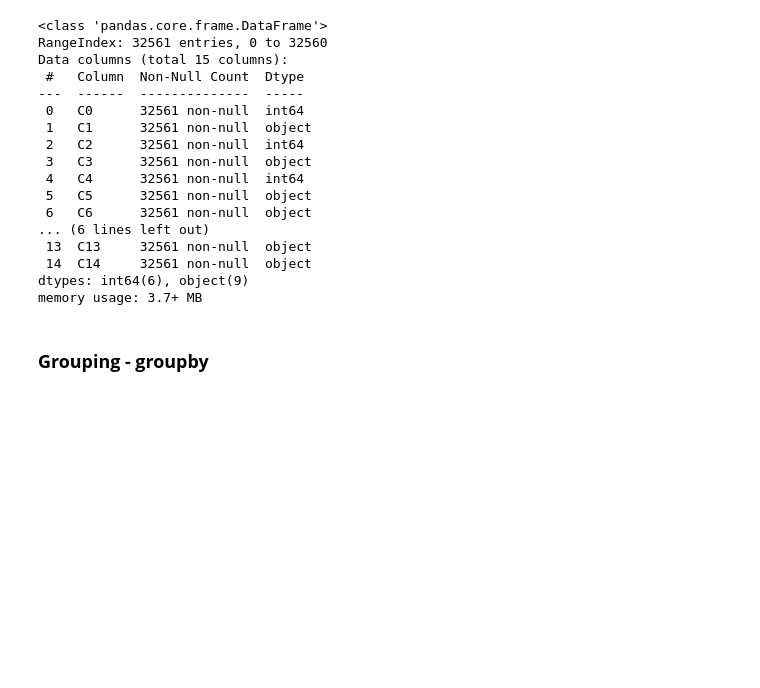
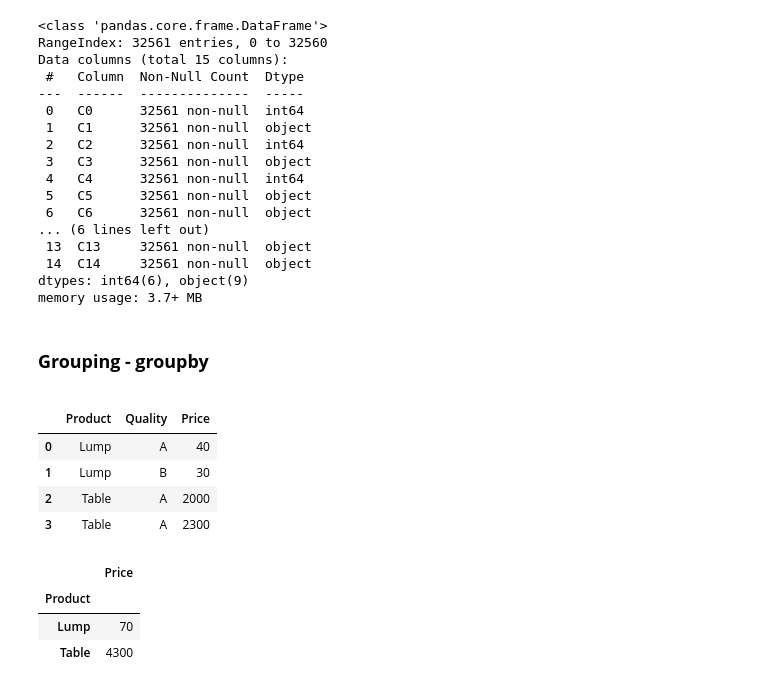
Before and after one commit to mirpouya/Basics-of-ML, a Jupyter notebook: Intermediate_Pandas.ipynb, the cells around one changed output. Saved outputs shown, nothing was run; the diff lists cells and outputs as text; code cells hidden in the pictures; blank space fills up the shorter version.

Commit message:
groupby start

```diff
--- a/Intermediate_Pandas.ipynb
+++ b/Intermediate_Pandas.ipynb
@@ -540,3 +540,24 @@ dtypes: int64(6), object(9)
 memory usage: 3.7+ MB
 # %% [markdown]
 **<h3> Grouping - groupby </h3>**
+# %%
+# df.groupby([col]).sum()
+# grouping the data with respect to a specific column
+
+df = pd.DataFrame({"Product":["Lump", "Lump", "Table", "Table"], "Quality":["A", "B", "A", "A"], "Price":[40, 30, 2000, 2300]})
+df
+# %% [output]
+|  | Product | Quality | Price |
+| 0 | Lump | A | 40 |
+| 1 | Lump | B | 30 |
+| 2 | Table | A | 2000 |
+| 3 | Table | A | 2300 |
+# %%
+# see how many products are in the list
+
+df.groupby(["Product"]).sum()
+# %% [output]
+|  | Price |
+| Product |  |
+| Lump | 70 |
+| Table | 4300 |
```
